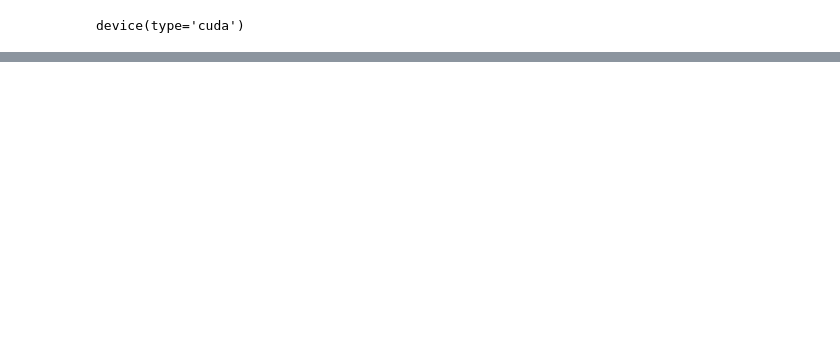
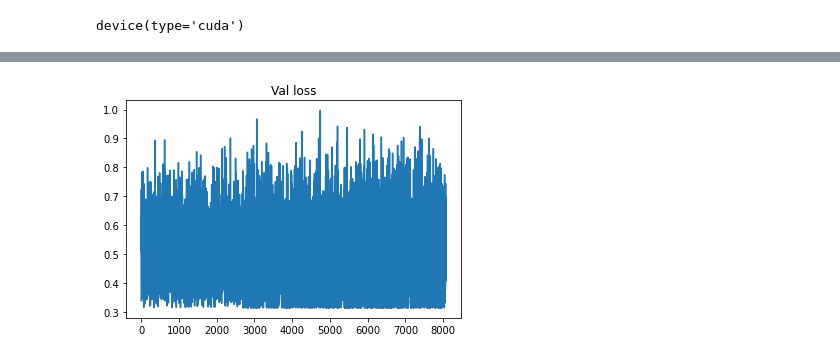
Before and after one commit to tumanov-a/RuATD, a Jupyter notebook: bert_model.ipynb, the cells around one changed output, grey strips where cells are left out. Drawn from its saved outputs; the diff is of its cells as text; code cells hidden in the pictures; blank space fills up the shorter version.

```diff
--- a/bert_model.ipynb
+++ b/bert_model.ipynb
@@ -72,4 +41,7 @@ dropped_cols = ['count_POS_text', 'POS_text', 'id', 'class', 'lemm_text']
 
 for col in dropped_cols:
     cols.pop(cols.index(col))
+# %%
+train.fillna(0, inplace=True)
+val.fillna(0, inplace=True)
 # %%
@@ -169,36 +152,35 @@ from transformers import AdamW, AutoConfig
 # %%
 
 class myBertModel(torch.nn.Module):
-    def __init__(self, hidden_neurons):
+    def __init__(self, hidden_neurons, n_features):
         super(myBertModel, self).__init__()
-        config = AutoConfig.from_pretrained('DeepPavlov/rubert-base-cased', num_labels=2)
-        self.model = AutoModel.from_pretrained('DeepPavlov/rubert-base-cased', config=config)
+        config = BertConfig.from_pretrained('DeepPavlov/rubert-base-cased', num_labels=2)
+        self.model = BertModel.from_pretrained('DeepPavlov/rubert-base-cased', config=config)
         self.hidden_neurons = hidden_neurons
-        #self.n_features = n_features
+        self.n_features = n_features
         self.linear_1 = torch.nn.Linear(config.hidden_size, self.hidden_neurons)
         self.linear_2 = torch.nn.Linear(self.hidden_neurons, int(self.hidden_neurons / 2))
-        #self.linear_3 = torch.nn.Linear(self.n_features, int(self.n_features / 2))
-        #self.linear_4 = torch.nn.Linear(int(self.n_features / 2), int(self.hidden_neurons / 2))
-        self.classifier = torch.nn.Linear(int(self.hidden_neurons / 2), 2)
+        self.linear_3 = torch.nn.Linear(self.n_features, int(self.n_features / 2))
+        self.linear_4 = torch.nn.Linear(int(self.n_features / 2), int(self.hidden_neurons / 2))
+        self.classifier = torch.nn.Linear(self.hidden_neurons, 2)
         self.activation = torch.nn.Sigmoid()
         self.dropout = torch.nn.Dropout(.1)
 
-    def forward(self, input_ids, attention_mask):
+    def forward(self, input_ids, attention_mask, features):
         bert_output = self.model(input_ids=input_ids, attention_mask=attention_mask)
         seq_output = bert_output[0]
         pooled_output = seq_output.mean(axis=1)
         pooled_output = self.dropout(pooled_output)
         linear_output = self.linear_1(pooled_output)
         linear_output_2 = self.linear_2(linear_output)
-        #linear_output_3 = self.linear_3(features)
-        #linear_output_3 = self.dropout(linear_output_3)
-        #linear_output_4 = self.linear_4(linear_output_3)
-        #scores = self.classifier(torch.cat([linear_output_2, linear_output_4], dim=1))
-        scores = self.classifier(linear_output_2)
+        linear_output_3 = self.linear_3(features)
+        linear_output_3 = self.dropout(linear_output_3)
+        linear_output_4 = self.linear_4(linear_output_3)
+        scores = self.classifier(torch.cat([linear_output_2, linear_output_4], dim=1))
         scores = self.dropout(scores)
         scores = self.activation(scores)
         return scores
 
-# my_model = myBertModel(hidden_neurons=512, n_features=len(feature_cols))
-my_model = myBertModel(hidden_neurons=512)
+my_model = myBertModel(hidden_neurons=512, n_features=len(feature_cols))
+# my_model = myBertModel(hidden_neurons=512)
 # %% [output]
@@ -210,5 +190,5 @@ super_model = torch.nn.DataParallel(my_model, device_ids=[0,1,2,3,4,5,6,7,8,9,10
 # %%
-optimizer = AdamW(my_model.parameters(), lr=5e-5)
+optimizer = AdamW(my_model.parameters(), lr=1e-5)
 loss = torch.nn.CrossEntropyLoss()
 # %%
 my_model.to(device)
@@ -233,11 +213,6 @@ myBertModel(
 )
 # %%
 from tqdm import tqdm
-# %%
-for batch in tqdm(train_dataloader):
-    batch = tuple(t.to('cpu') for t in batch)
-    b_input_ids, b_input_mask, b_features, b_labels = batch
-    break
 # %%
 from sklearn.metrics import accuracy_score, precision_score, f1_score, recall_score
 # %%
@@ -326,0 +324,6 @@ print('f1 ', round(f1_score(test_labels, test_preds), 2))
+# %%
+plt.plot(val_loss_set)
+plt.title('Val loss')
+plt.show()
+# %% [output]
+[figure, added]
```
Also changed, not shown: parts of 26 cells of this notebook, 4 other files.
